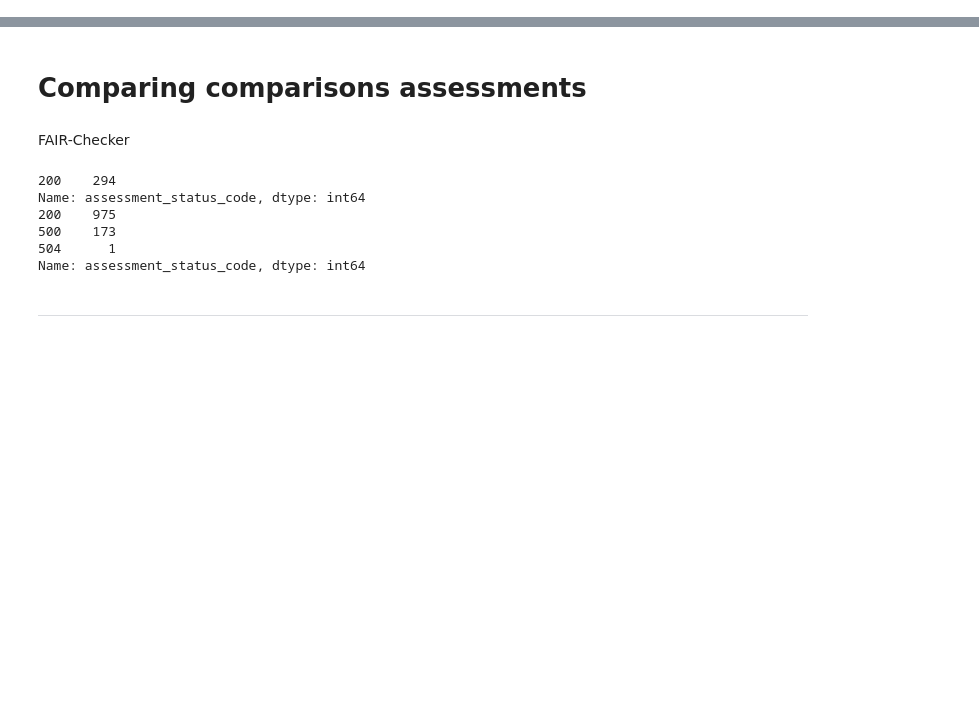
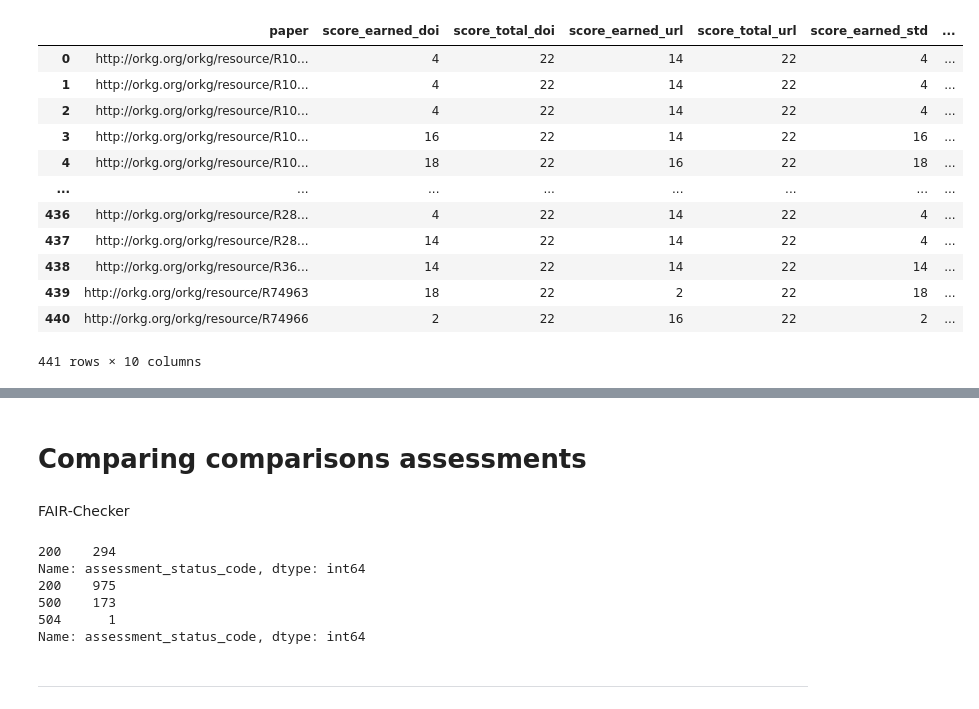
Before and after one commit to mwurzbacher/FAIRness-assessment-tools-evaluation-using-ORKG, a Jupyter notebook: Comparisons_graphs.ipynb, the cells around one changed output, grey strips where cells are left out. Cells and saved outputs as stored; diff of their text form; code cells hidden in the pictures; blank space fills up the shorter version.

```diff
--- a/Comparisons_graphs.ipynb
+++ b/Comparisons_graphs.ipynb
@@ -67,0 +54,13 @@ def adjust_fes_metric_names(mname):
+# %%
+fcheck_papers_doi_df = pd.read_csv("assessed_data/orkg_doi_df_FAIRChecker_assessment2023-03-29.csv",  index_col=0)
+fcheck_papers_doi_df = fcheck_papers_doi_df[fcheck_papers_doi_df["assessment_status_code"] == 200].reset_index()
+fcheck_papers_url_df = pd.read_csv("assessed_data/orkg_url_df_FAIRChecker_assessment2023-03-29.csv", index_col=0)
+fcheck_papers_url_df = fcheck_papers_url_df[fcheck_papers_url_df["assessment_status_code"] == 200].reset_index()
+fcheck_papers_std_df = pd.read_csv("assessed_data/orkg_stdurl_df_FAIRChecker_assessment2023-03-29.csv", index_col=0)
+fcheck_papers_std_df = fcheck_papers_std_df[fcheck_papers_std_df["assessment_status_code"] == 200].reset_index()
+# %%
+fcheck_papers_doi_url_df = pd.merge(fcheck_papers_doi_df, fcheck_papers_url_df, on="paper", suffixes=("_doi", "_url"))
+fcheck_papers_all_df = pd.merge(fcheck_papers_doi_url_df, fcheck_papers_std_df, on="paper")
+fcheck_papers_all_df = fcheck_papers_all_df[["paper", "FAIR_assessment_doi", "FAIR_assessment_url", "FAIR_assessment"]]
+fcheck_papers_all_df.rename(columns={"FAIR_assessment": "FAIR_assessment_std"}, inplace=True)
+fcheck_papers_all_df
@@ -67,0 +81,43 @@ def adjust_fes_metric_names(mname):
+# %%
+def expand_fcheck_paper_df(df):
+    df_exp = pd.DataFrame()
+    df_exp["paper"] = list(chain.from_iterable([[x]*11 for x in df["paper"]]))
+    df_exp["metric"] = list(chain.from_iterable([get_metrics_from_result(assessment_result=x) for x in df["FAIR_assessment_doi"]]))
+    df_exp["score_earned_doi"] = list(chain.from_iterable([get_scores_from_result(assessment_result=x) for x in df["FAIR_assessment_doi"]]))
+    df_exp["score_total_doi"] = list(chain.from_iterable([[2]*11 for x in df["paper"]]))
+    df_exp["score_earned_url"] = list(chain.from_iterable([get_scores_from_result(assessment_result=x) for x in df["FAIR_assessment_url"]]))
+    df_exp["score_total_url"] = list(chain.from_iterable([[2]*11 for x in df["paper"]]))
+    df_exp["score_earned_std"] = list(chain.from_iterable([get_scores_from_result(assessment_result=x) for x in df["FAIR_assessment_std"]]))
+    df_exp["score_total_std"] = list(chain.from_iterable([[2]*11 for x in df["paper"]]))
+    return df_exp
+# %%
+fcheck_papers_all_df["FAIR_assessment_doi"] = fcheck_papers_all_df["FAIR_assessment_doi"].map(lambda x: build_assessment_json(x))
+fcheck_papers_all_df["FAIR_assessment_url"] = fcheck_papers_all_df["FAIR_assessment_url"].map(lambda x: build_assessment_json(x))
+fcheck_papers_all_df["FAIR_assessment_std"] = fcheck_papers_all_df["FAIR_assessment_std"].map(lambda x: build_assessment_json(x))
+fcheck_papers_all_df = expand_fcheck_paper_df(fcheck_papers_all_df)
+fcheck_papers_all_df_total = fcheck_papers_all_df.groupby("paper").agg({
+    "score_earned_doi": "sum",
+    "score_total_doi": "sum",
+    "score_earned_url": "sum",
+    "score_total_url": "sum",
+    "score_earned_std": "sum",
+    "score_total_std": "sum"
+}).reset_index()
+fcheck_papers_all_df_total["score_percent_doi"] = fcheck_papers_all_df_total.apply(lambda x: x["score_earned_doi"]/x["score_total_doi"], axis=1)
+fcheck_papers_all_df_total["score_percent_url"] = fcheck_papers_all_df_total.apply(lambda x: x["score_earned_url"]/x["score_total_url"], axis=1)
+fcheck_papers_all_df_total["score_percent_std"] = fcheck_papers_all_df_total.apply(lambda x: x["score_earned_std"]/x["score_total_std"], axis=1)
+fcheck_papers_all_df_total
+# %% [output]
+|  | paper | score_earned_doi | score_total_doi | score_earned_url | score_total_url | score_earned_std | ... |
+| 0 | http://orkg.org/orkg/resource/R10... | 4 | 22 | 14 | 22 | 4 | ... |
+| 1 | http://orkg.org/orkg/resource/R10... | 4 | 22 | 14 | 22 | 4 | ... |
+| 2 | http://orkg.org/orkg/resource/R10... | 4 | 22 | 14 | 22 | 4 | ... |
+| 3 | http://orkg.org/orkg/resource/R10... | 16 | 22 | 14 | 22 | 16 | ... |
+| 4 | http://orkg.org/orkg/resource/R10... | 18 | 22 | 16 | 22 | 18 | ... |
+| ... | ... | ... | ... | ... | ... | ... | ... |
+| 436 | http://orkg.org/orkg/resource/R28... | 4 | 22 | 14 | 22 | 4 | ... |
+| 437 | http://orkg.org/orkg/resource/R28... | 14 | 22 | 14 | 22 | 4 | ... |
+| 438 | http://orkg.org/orkg/resource/R36... | 14 | 22 | 14 | 22 | 14 | ... |
+| 439 | http://orkg.org/orkg/resource/R74963 | 18 | 22 | 2 | 22 | 18 | ... |
+| 440 | http://orkg.org/orkg/resource/R74966 | 2 | 22 | 16 | 22 | 2 | ... |
+441 rows × 10 columns
```
Also changed, not shown: parts of 28 cells of this notebook.
